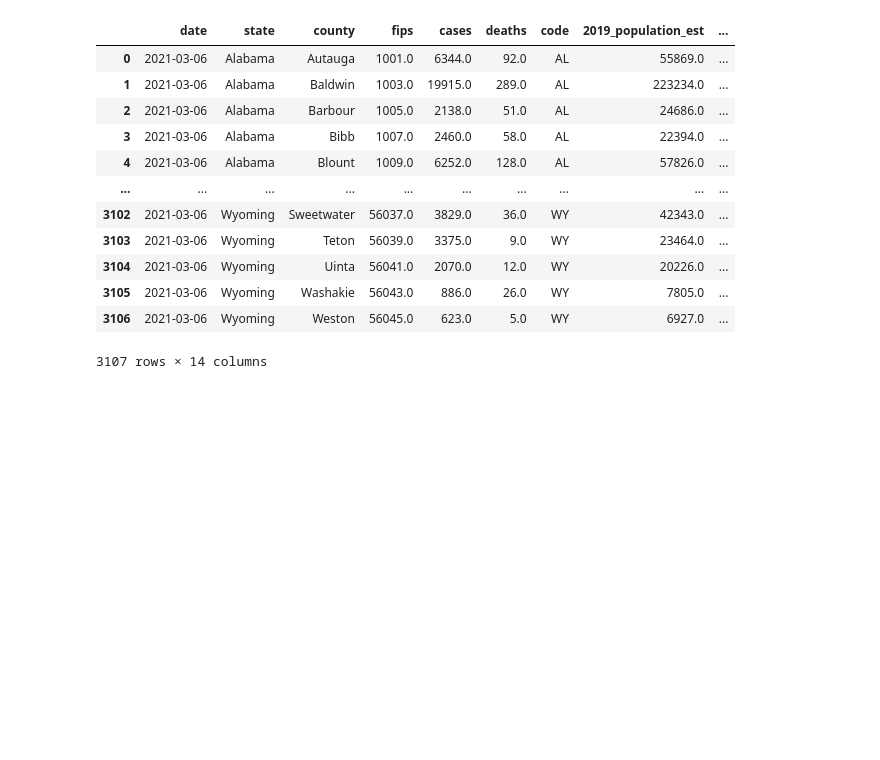
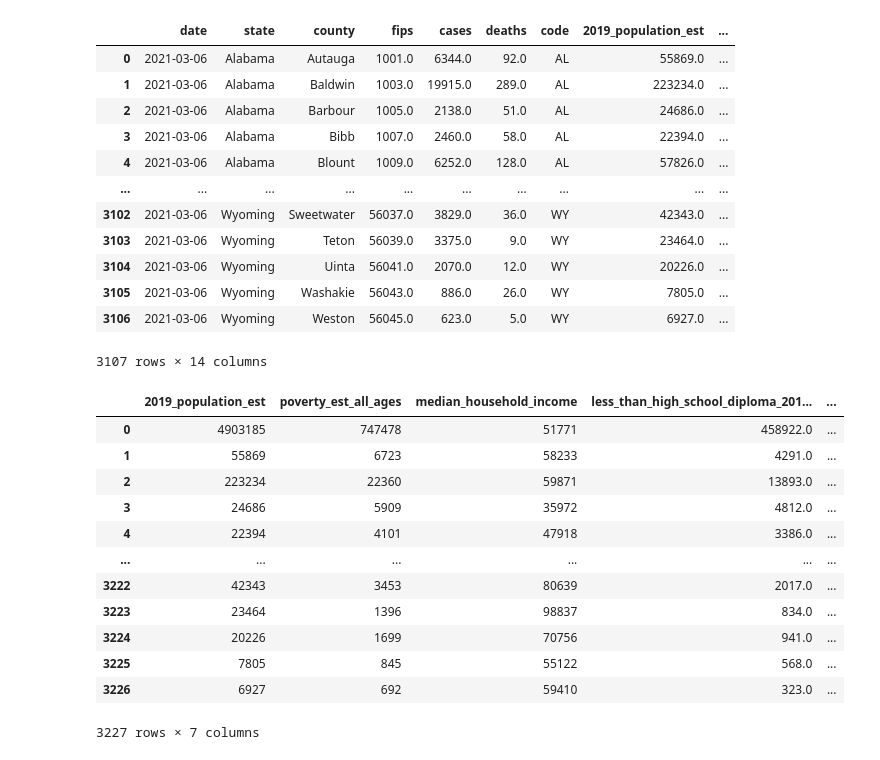
Before and after one commit to CCom20/covid-ml-application, a Jupyter notebook: notebooks/county_machine_learning_notebook.ipynb, the cells around one changed output. Drawn from its saved outputs; the diff is of its cells as text; code cells hidden in the pictures; blank space fills up the shorter version.

```diff
--- a/notebooks/county_machine_learning_notebook.ipynb
+++ b/notebooks/county_machine_learning_notebook.ipynb
@@ -173,0 +176,16 @@ master = master.merge(education, how="inner", left_on=["code", "county"], right_
+# %%
+master[["2019_population_est", "poverty_est_all_ages", "median_household_income", "less_than_high_school_diploma_2015-19", "high_school_diploma_only_2015-19", "some_college_or_associate_ degree_2015-19", "bachelor_degree_or_higher_2015-19"]]
+# %% [output]
+|  | 2019_population_est | poverty_est_all_ages | median_household_income | less_than_high_school_diploma_201... | ... |
+| 0 | 4903185 | 747478 | 51771 | 458922.0 | ... |
+| 1 | 55869 | 6723 | 58233 | 4291.0 | ... |
+| 2 | 223234 | 22360 | 59871 | 13893.0 | ... |
+| 3 | 24686 | 5909 | 35972 | 4812.0 | ... |
+| 4 | 22394 | 4101 | 47918 | 3386.0 | ... |
+| ... | ... | ... | ... | ... | ... |
+| 3222 | 42343 | 3453 | 80639 | 2017.0 | ... |
+| 3223 | 23464 | 1396 | 98837 | 834.0 | ... |
+| 3224 | 20226 | 1699 | 70756 | 941.0 | ... |
+| 3225 | 7805 | 845 | 55122 | 568.0 | ... |
+| 3226 | 6927 | 692 | 59410 | 323.0 | ... |
+3227 rows × 7 columns
```
Also changed, not shown: parts of 12 cells of this notebook, 1 other file.
